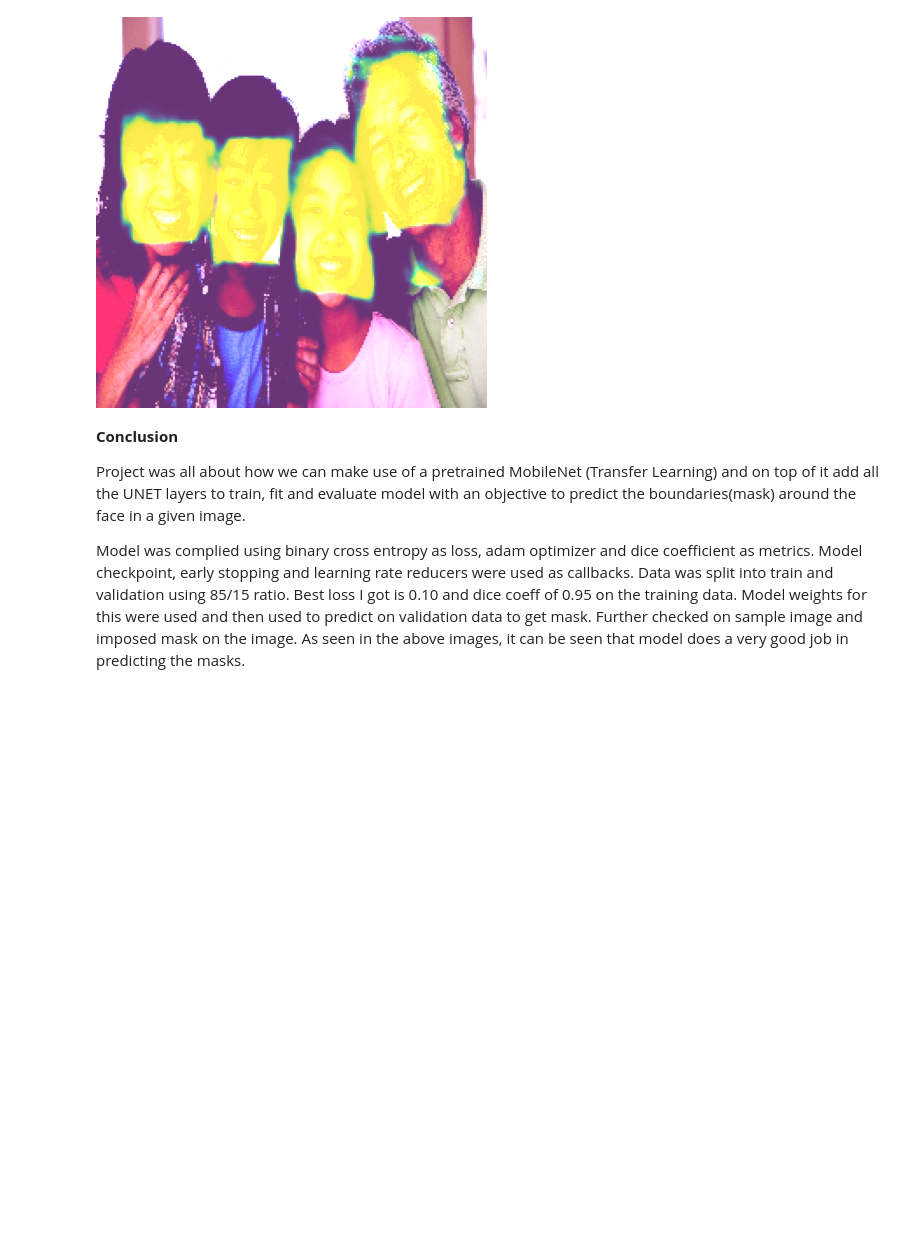
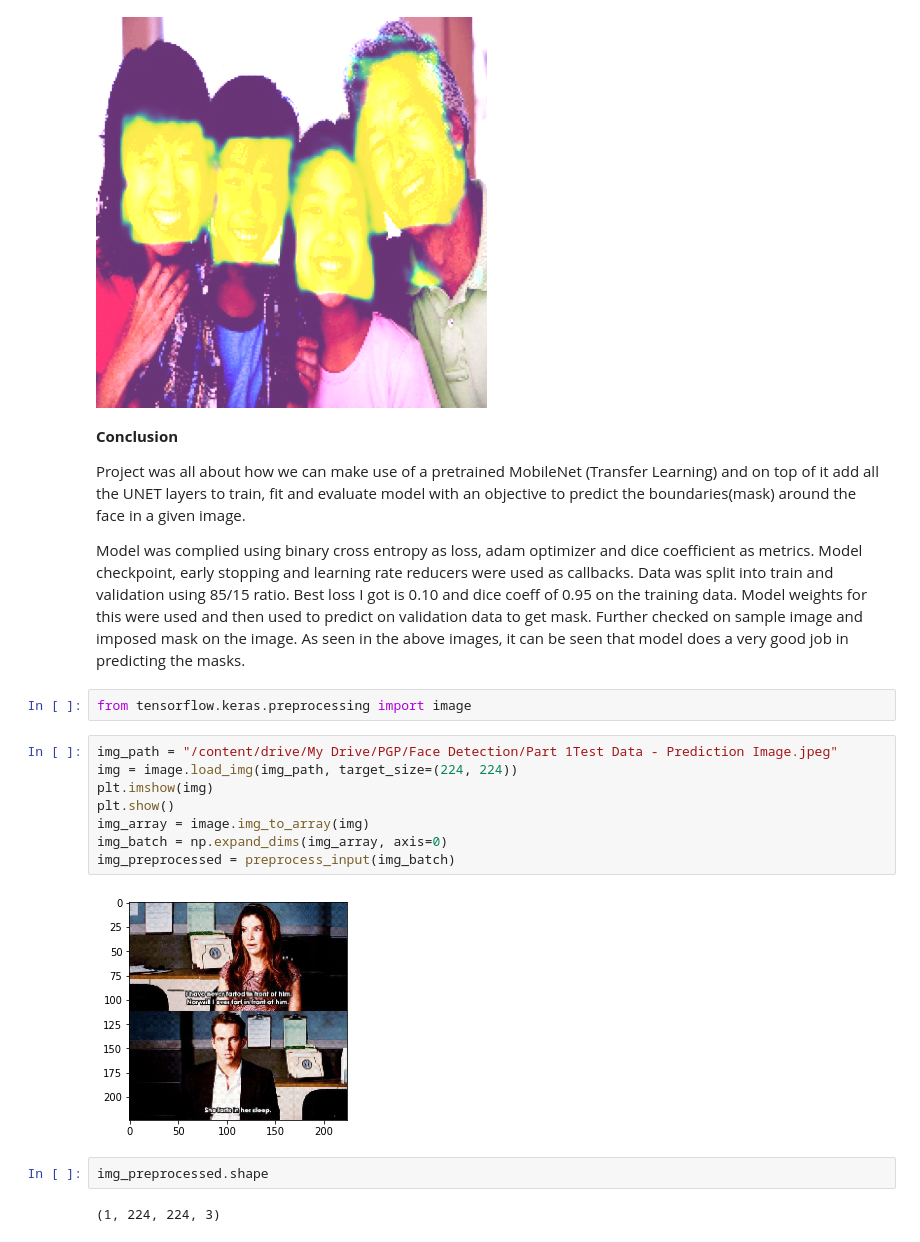
Before and after one commit to vishn96/Face-Detection-Model, a Jupyter notebook: Face_Detection_Model.ipynb, the cells around one changed output. Saved outputs shown, nothing was run; the diff lists cells and outputs as text; blank space fills up the shorter version.

```diff
--- a/Face_Detection_Model.ipynb
+++ b/Face_Detection_Model.ipynb
@@ -340,3 +340,19 @@ Data was split into train and validation using 85/15 ratio. Best loss I got is 0
 Model weights for this were used and then used to predict on validation data to get mask.
 Further checked on sample image and imposed mask on the image.
 As seen in the above images, it can be seen that model does a very good job in predicting the masks.
+# %%
+from tensorflow.keras.preprocessing import image
+# %%
+img_path = "/content/drive/My Drive/PGP/Face Detection/Part 1Test Data - Prediction Image.jpeg"
+img = image.load_img(img_path, target_size=(224, 224))
+plt.imshow(img)
+plt.show()
+img_array = image.img_to_array(img)
+img_batch = np.expand_dims(img_array, axis=0)
+img_preprocessed = preprocess_input(img_batch)
+# %% [output]
+[figure, added]
+# %%
+img_preprocessed.shape
+# %% [output]
+(1, 224, 224, 3)
```
Also changed, not shown: parts of 4 cells of this notebook.
